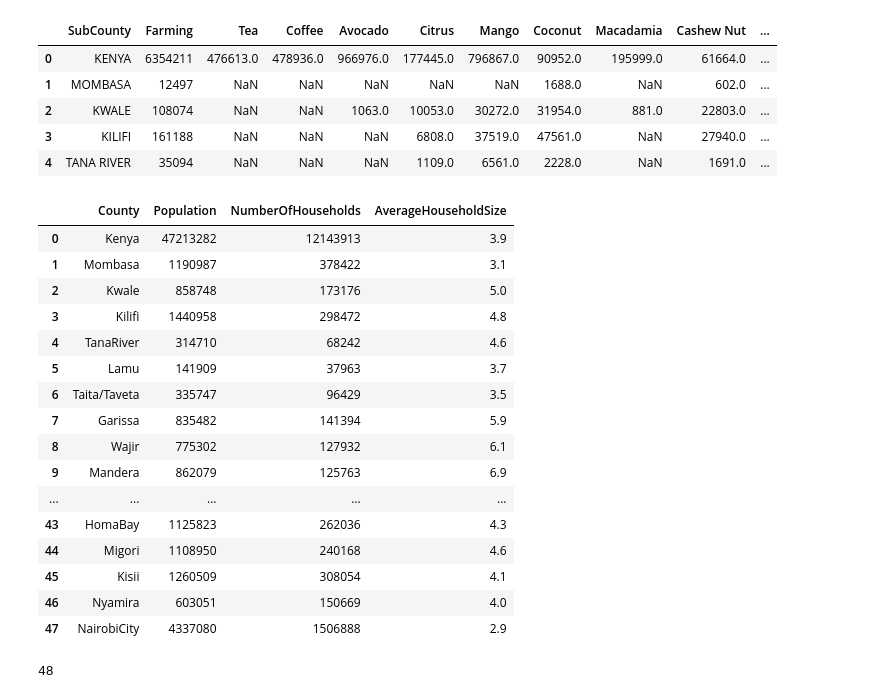
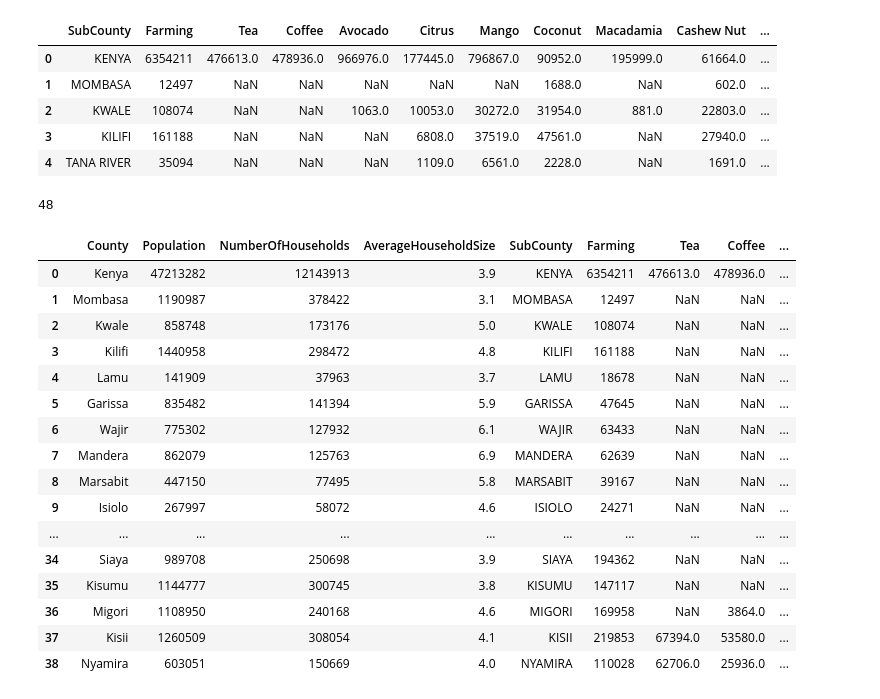
Before and after one commit to jessicaspaun/TidyTuesday, a Jupyter notebook: 2021/2021-01-19.ipynb, the cells around one changed output. Saved outputs shown, nothing was run; the diff lists cells and outputs as text; code cells hidden in the pictures.

Commit message:
add merge

```diff
--- a/2021/2021-01-19.ipynb
+++ b/2021/2021-01-19.ipynb
@@ -16,6 +16,7 @@ gender.head()
 | 4 | Tana River | 158550 | 157391 | 2 | 315943 |
 # %%
 crops['County'] = [x[0]+x[1:].lower() for x in crops['SubCounty']]
+crops['County'] = [x.replace(" ","") for x in crops['County']]
 # %%
 crops.head()
 # %% [output]
@@ -25,27 +26,31 @@ crops.head()
 | 2 | KWALE | 108074 | NaN | NaN | 1063.0 | 10053.0 | 30272.0 | 31954.0 | 881.0 | 22803.0 | ... |
 | 3 | KILIFI | 161188 | NaN | NaN | NaN | 6808.0 | 37519.0 | 47561.0 | NaN | 27940.0 | ... |
 | 4 | TANA RIVER | 35094 | NaN | NaN | NaN | 1109.0 | 6561.0 | 2228.0 | NaN | 1691.0 | ... |
-# %%
-households
-# %% [output]
-|  | County | Population | NumberOfHouseholds | AverageHouseholdSize |
-| 0 | Kenya | 47213282 | 12143913 | 3.9 |
-| 1 | Mombasa | 1190987 | 378422 | 3.1 |
-| 2 | Kwale | 858748 | 173176 | 5.0 |
-| 3 | Kilifi | 1440958 | 298472 | 4.8 |
-| 4 | TanaRiver | 314710 | 68242 | 4.6 |
-| 5 | Lamu | 141909 | 37963 | 3.7 |
-| 6 | Taita/Taveta | 335747 | 96429 | 3.5 |
-| 7 | Garissa | 835482 | 141394 | 5.9 |
-| 8 | Wajir | 775302 | 127932 | 6.1 |
-| 9 | Mandera | 862079 | 125763 | 6.9 |
-| ... | ... | ... | ... | ... |
-| 43 | HomaBay | 1125823 | 262036 | 4.3 |
-| 44 | Migori | 1108950 | 240168 | 4.6 |
-| 45 | Kisii | 1260509 | 308054 | 4.1 |
-| 46 | Nyamira | 603051 | 150669 | 4.0 |
-| 47 | NairobiCity | 4337080 | 1506888 | 2.9 |
+# %%
+households['County'] = [x.replace(" ", "") for x in households['County']]
 # %%
 len(households)
 # %% [output]
 48
+# %%
+new = households.merge(crops, how='inner', on=['County'])
+# %%
+new
+# %% [output]
+|  | County | Population | NumberOfHouseholds | AverageHouseholdSize | SubCounty | Farming | Tea | Coffee | ... |
+| 0 | Kenya | 47213282 | 12143913 | 3.9 | KENYA | 6354211 | 476613.0 | 478936.0 | ... |
+| 1 | Mombasa | 1190987 | 378422 | 3.1 | MOMBASA | 12497 | NaN | NaN | ... |
+| 2 | Kwale | 858748 | 173176 | 5.0 | KWALE | 108074 | NaN | NaN | ... |
+| 3 | Kilifi | 1440958 | 298472 | 4.8 | KILIFI | 161188 | NaN | NaN | ... |
+| 4 | Lamu | 141909 | 37963 | 3.7 | LAMU | 18678 | NaN | NaN | ... |
+| 5 | Garissa | 835482 | 141394 | 5.9 | GARISSA | 47645 | NaN | NaN | ... |
+| 6 | Wajir | 775302 | 127932 | 6.1 | WAJIR | 63433 | NaN | NaN | ... |
+| 7 | Mandera | 862079 | 125763 | 6.9 | MANDERA | 62639 | NaN | NaN | ... |
+| 8 | Marsabit | 447150 | 77495 | 5.8 | MARSABIT | 39167 | NaN | NaN | ... |
+| 9 | Isiolo | 267997 | 58072 | 4.6 | ISIOLO | 24271 | NaN | NaN | ... |
+| ... | ... | ... | ... | ... | ... | ... | ... | ... | ... |
+| 34 | Siaya | 989708 | 250698 | 3.9 | SIAYA | 194362 | NaN | NaN | ... |
+| 35 | Kisumu | 1144777 | 300745 | 3.8 | KISUMU | 147117 | NaN | NaN | ... |
+| 36 | Migori | 1108950 | 240168 | 4.6 | MIGORI | 169958 | NaN | 3864.0 | ... |
+| 37 | Kisii | 1260509 | 308054 | 4.1 | KISII | 219853 | 67394.0 | 53580.0 | ... |
+| 38 | Nyamira | 603051 | 150669 | 4.0 | NYAMIRA | 110028 | 62706.0 | 25936.0 | ... |
```
